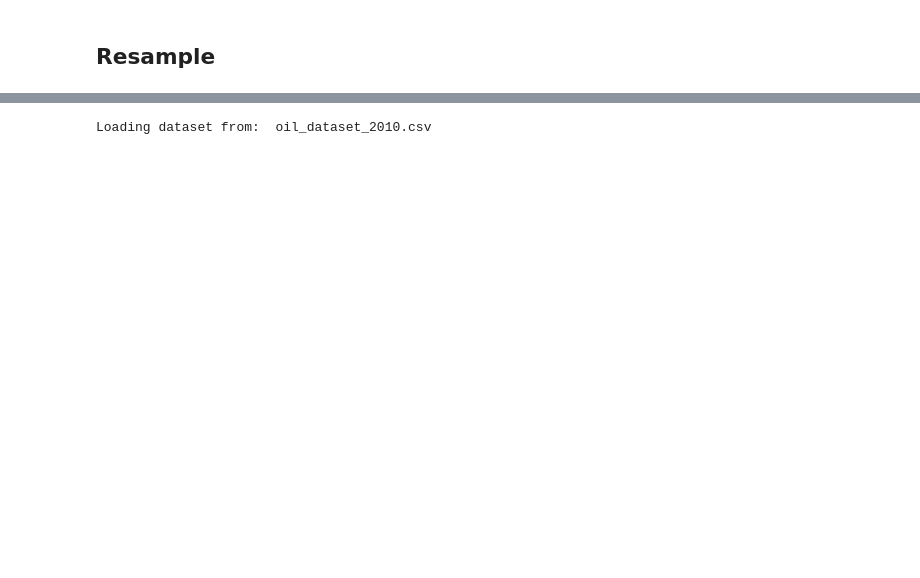
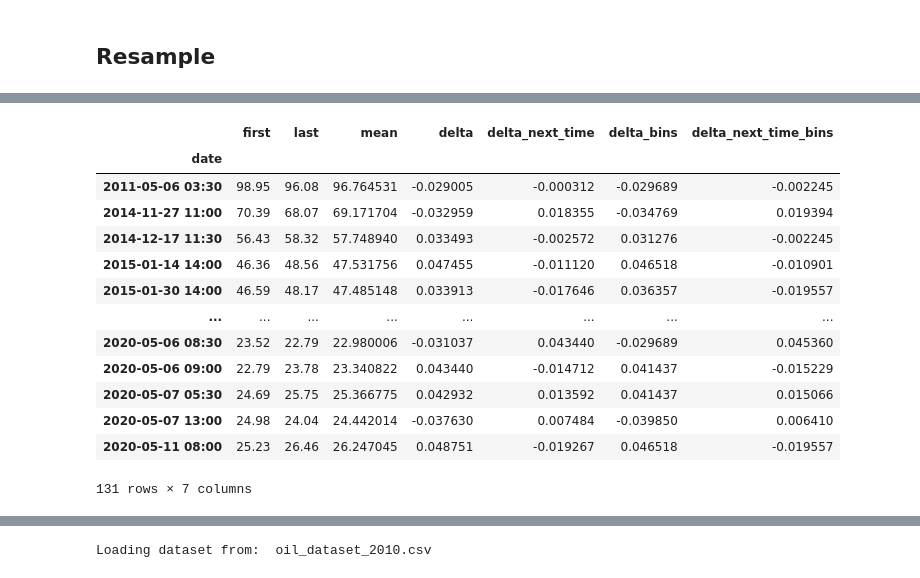
Before and after one commit to Serebryanskiy/Freelance, a Jupyter notebook: John/script.ipynb, the cells around one changed output, grey strips where cells are left out. Cells and saved outputs as stored; diff of their text form; code cells hidden in the pictures; blank space fills up the shorter version.

```diff
--- a/John/script.ipynb
+++ b/John/script.ipynb
@@ -149,0 +169,4 @@ def resample(df, freq_dict, delta_threshold = 0.005, heatmap=True, bins=25, titl
+# %%
+out = resample(df, dict(minutes=30), delta_threshold=0.03, bins=50)
+out
+# %% [output]
@@ -149,0 +174,14 @@ def resample(df, freq_dict, delta_threshold = 0.005, heatmap=True, bins=25, titl
+|  | first | last | mean | delta | delta_next_time | delta_bins | delta_next_time_bins |
+| date |  |  |  |  |  |  |  |
+| 2011-05-06 03:30 | 98.95 | 96.08 | 96.764531 | -0.029005 | -0.000312 | -0.029689 | -0.002245 |
+| 2014-11-27 11:00 | 70.39 | 68.07 | 69.171704 | -0.032959 | 0.018355 | -0.034769 | 0.019394 |
+| 2014-12-17 11:30 | 56.43 | 58.32 | 57.748940 | 0.033493 | -0.002572 | 0.031276 | -0.002245 |
+| 2015-01-14 14:00 | 46.36 | 48.56 | 47.531756 | 0.047455 | -0.011120 | 0.046518 | -0.010901 |
+| 2015-01-30 14:00 | 46.59 | 48.17 | 47.485148 | 0.033913 | -0.017646 | 0.036357 | -0.019557 |
+| ... | ... | ... | ... | ... | ... | ... | ... |
+| 2020-05-06 08:30 | 23.52 | 22.79 | 22.980006 | -0.031037 | 0.043440 | -0.029689 | 0.045360 |
+| 2020-05-06 09:00 | 22.79 | 23.78 | 23.340822 | 0.043440 | -0.014712 | 0.041437 | -0.015229 |
+| 2020-05-07 05:30 | 24.69 | 25.75 | 25.366775 | 0.042932 | 0.013592 | 0.041437 | 0.015066 |
+| 2020-05-07 13:00 | 24.98 | 24.04 | 24.442014 | -0.037630 | 0.007484 | -0.039850 | 0.006410 |
+| 2020-05-11 08:00 | 25.23 | 26.46 | 26.247045 | 0.048751 | -0.019267 | 0.046518 | -0.019557 |
+131 rows × 7 columns
```
Also changed, not shown: parts of 16 cells of this notebook.
